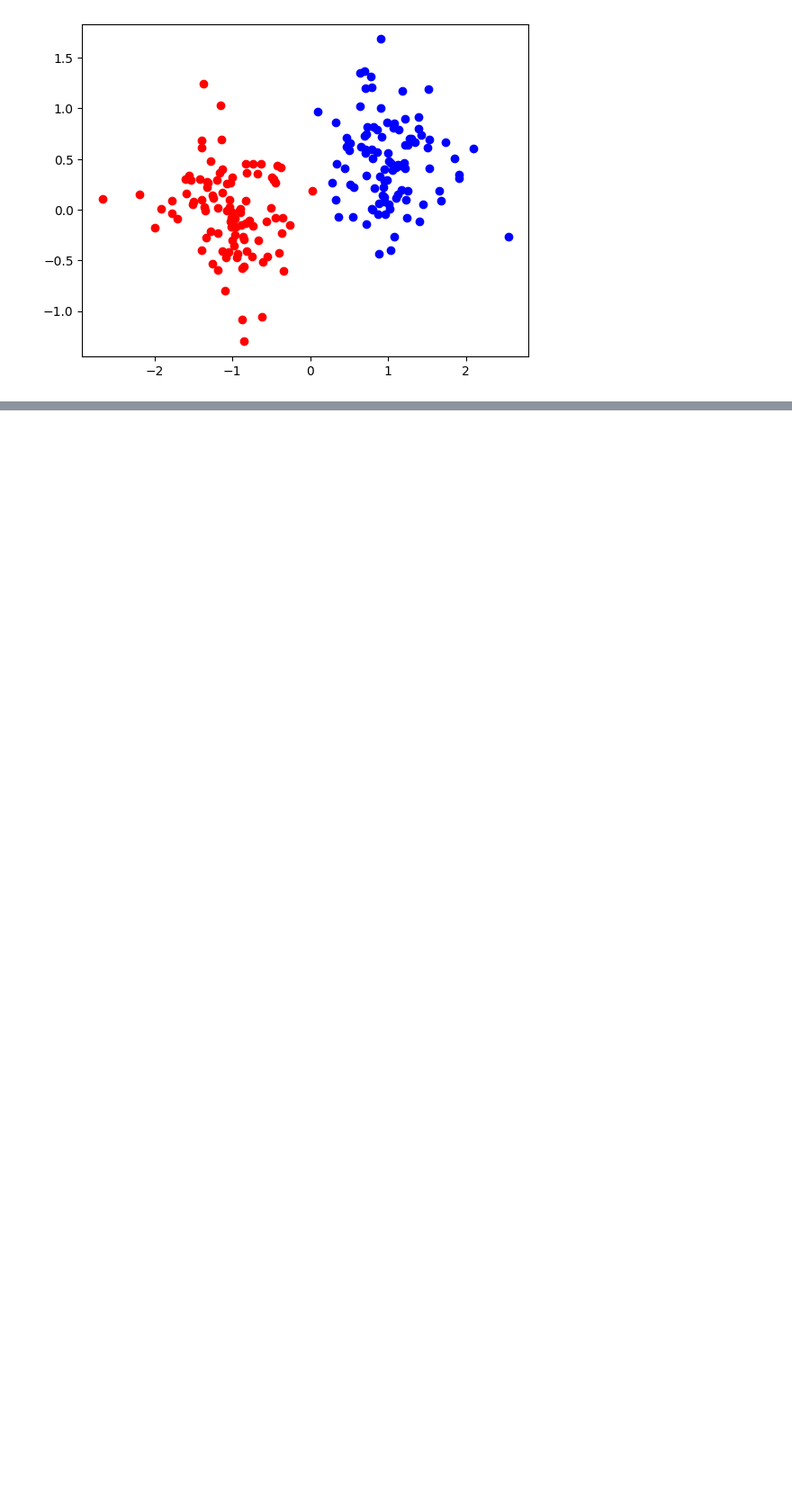
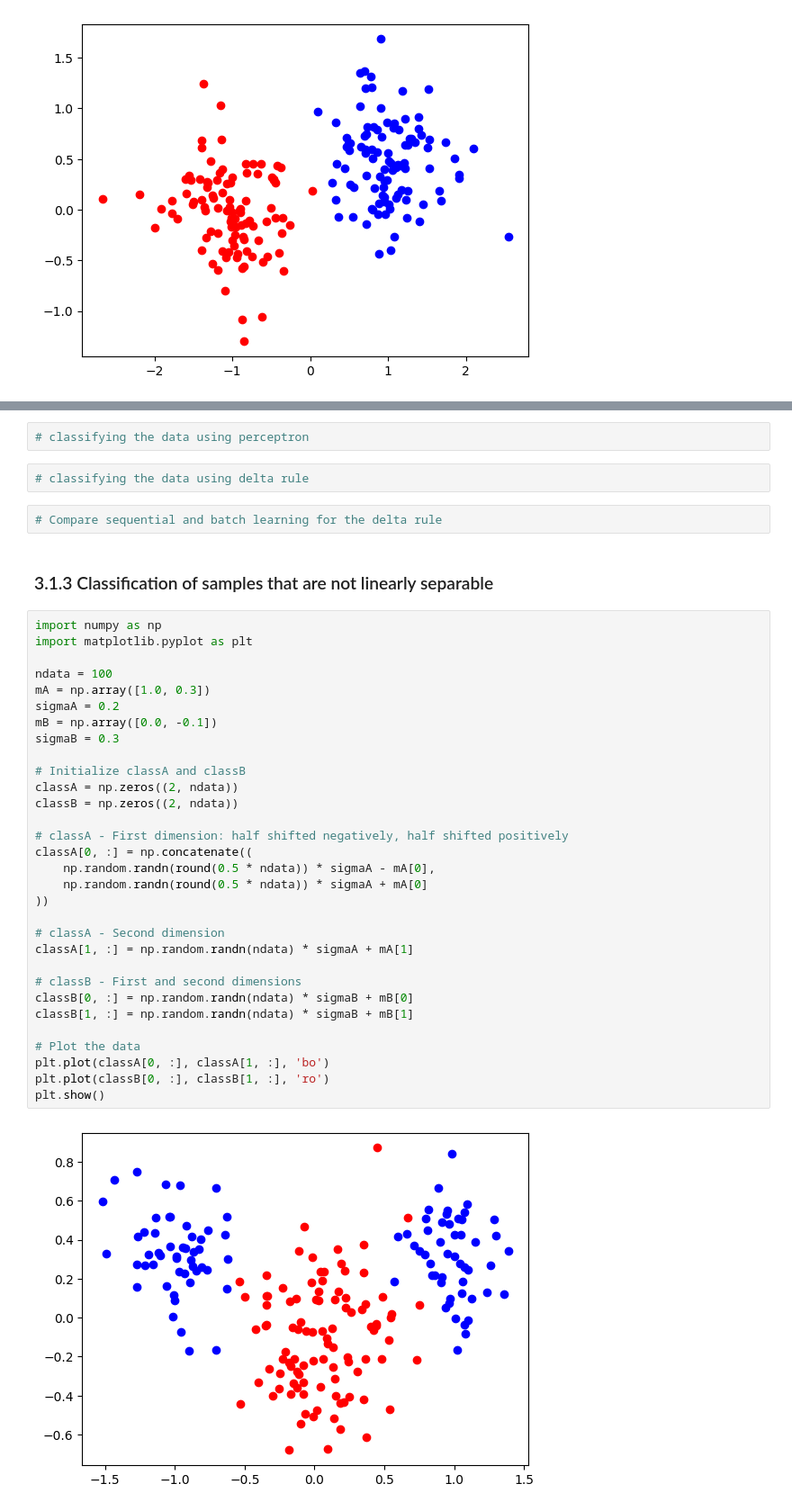
Before and after one commit to ihsanalhafiz/annda, a Jupyter notebook: Lab1a_ANNDA.ipynb, the cells around one changed output, grey strips where cells are left out. Shown at 90% size. Drawn from its saved outputs; the diff is of its cells as text; blank space fills up the shorter version.

Commit message:
Prepare second dataset

```diff
--- a/Lab1a_ANNDA.ipynb
+++ b/Lab1a_ANNDA.ipynb
@@ -27,0 +32,41 @@ plt.show()
+# %%
+# classifying the data using perceptron
+# %%
+# classifying the data using delta rule
+# %%
+# Compare sequential and batch learning for the delta rule
+# %% [markdown]
+### 3.1.3 Classification of samples that are not linearly separable
+# %%
+import numpy as np
+import matplotlib.pyplot as plt
+
+ndata = 100
+mA = np.array([1.0, 0.3])
+sigmaA = 0.2
+mB = np.array([0.0, -0.1])
+sigmaB = 0.3
+
+# Initialize classA and classB
+classA = np.zeros((2, ndata))
+classB = np.zeros((2, ndata))
+
+# classA - First dimension: half shifted negatively, half shifted positively
+classA[0, :] = np.concatenate((
+    np.random.randn(round(0.5 * ndata)) * sigmaA - mA[0],
+    np.random.randn(round(0.5 * ndata)) * sigmaA + mA[0]
+))
+
+# classA - Second dimension
+classA[1, :] = np.random.randn(ndata) * sigmaA + mA[1]
+
+# classB - First and second dimensions
+classB[0, :] = np.random.randn(ndata) * sigmaB + mB[0]
+classB[1, :] = np.random.randn(ndata) * sigmaB + mB[1]
+
+# Plot the data
+plt.plot(classA[0, :], classA[1, :], 'bo')
+plt.plot(classB[0, :], classB[1, :], 'ro')
+plt.show()
+# %% [output]
+[figure, added]
```
Also changed, not shown: parts of 2 cells of this notebook.
